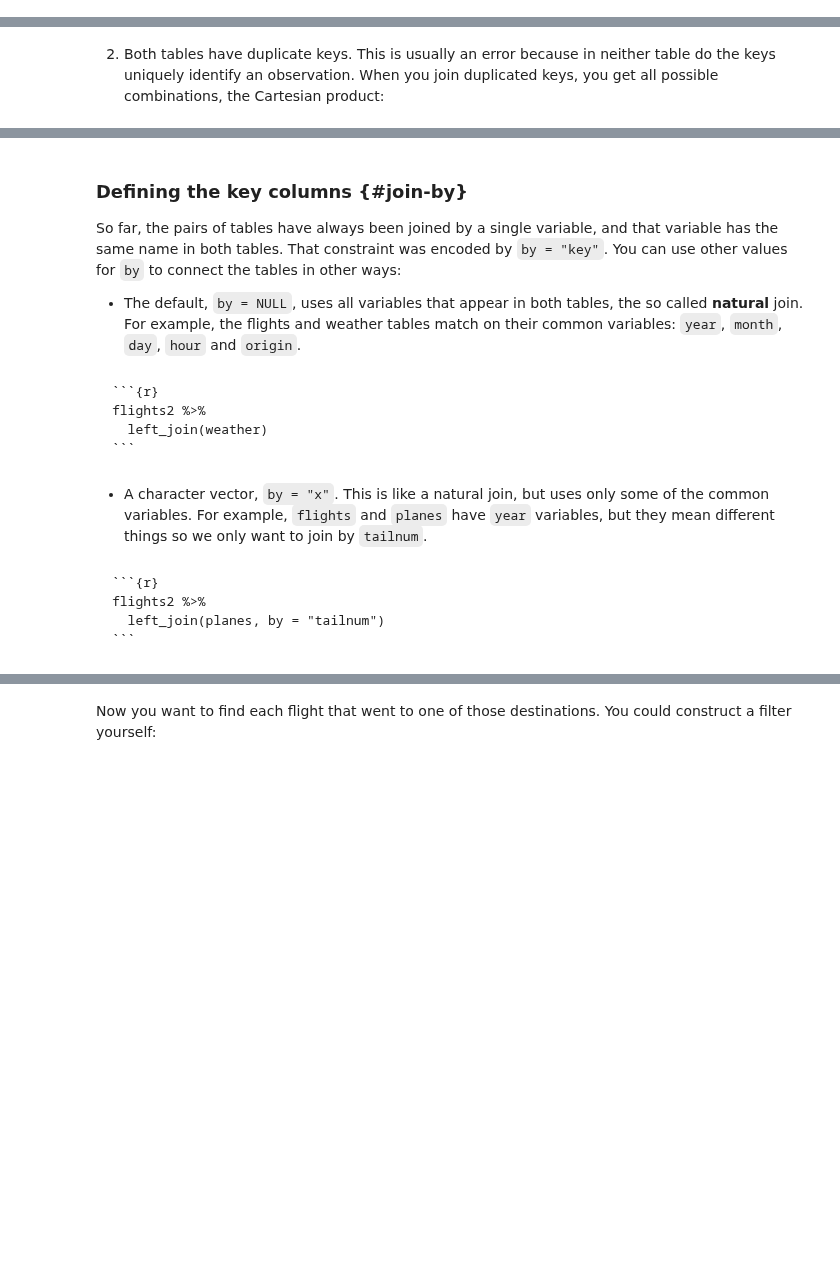
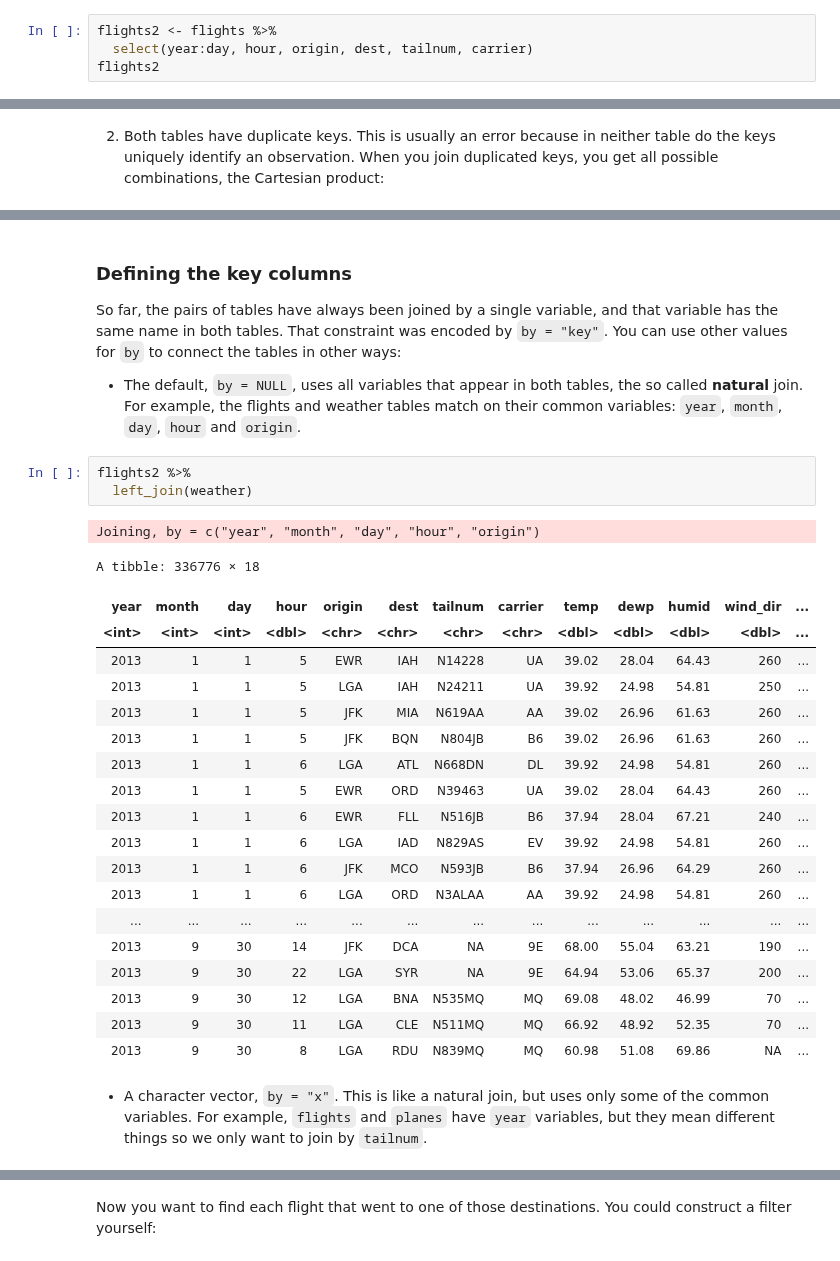
Before and after one commit to fralfaro/r4ds-book, a Jupyter notebook: docs/13_relational_data.ipynb, the cells around one changed output, grey strips where cells are left out. Saved outputs shown, nothing was run; the diff lists cells and outputs as text; blank space fills up the shorter version.

````diff
--- a/docs/13_relational_data.ipynb
+++ b/docs/13_relational_data.ipynb
@@ -213,0 +338,4 @@ flights2
+# %%
+flights2 <- flights %>%
+  select(year:day, hour, origin, dest, tailnum, carrier)
+flights2
@@ -424,6 +609,6 @@ There are two possibilities:
 # %% [markdown]
 
-### Defining the key columns {#join-by}
+### Defining the key columns
 
 So far, the pairs of tables have always been joined by a single variable, and that variable has the same name in both tables.
 That constraint was encoded by `by = "key"`.
@@ -431,20 +616,32 @@ You can use other values for `by` to connect the tables in other ways:
 
 -   The default, `by = NULL`, uses all variables that appear in both tables, the so called **natural** join.
     For example, the flights and weather tables match on their common variables: `year`, `month`, `day`, `hour` and `origin`.
-# %% [markdown]
-
-    ```{r}
-    flights2 %>%
-      left_join(weather)
-    ```
+# %%
+flights2 %>%
+  left_join(weather)
+# %% [output]
+Joining, by = c("year", "month", "day", "hour", "origin")
+A tibble: 336776 × 18
+| year | month | day | hour | origin | dest | tailnum | carrier | temp | dewp | humid | wind_dir | ... |
+| <int> | <int> | <int> | <dbl> | <chr> | <chr> | <chr> | <chr> | <dbl> | <dbl> | <dbl> | <dbl> | ... |
+| 2013 | 1 | 1 | 5 | EWR | IAH | N14228 | UA | 39.02 | 28.04 | 64.43 | 260 | ... |
+| 2013 | 1 | 1 | 5 | LGA | IAH | N24211 | UA | 39.92 | 24.98 | 54.81 | 250 | ... |
+| 2013 | 1 | 1 | 5 | JFK | MIA | N619AA | AA | 39.02 | 26.96 | 61.63 | 260 | ... |
+| 2013 | 1 | 1 | 5 | JFK | BQN | N804JB | B6 | 39.02 | 26.96 | 61.63 | 260 | ... |
+| 2013 | 1 | 1 | 6 | LGA | ATL | N668DN | DL | 39.92 | 24.98 | 54.81 | 260 | ... |
+| 2013 | 1 | 1 | 5 | EWR | ORD | N39463 | UA | 39.02 | 28.04 | 64.43 | 260 | ... |
+| 2013 | 1 | 1 | 6 | EWR | FLL | N516JB | B6 | 37.94 | 28.04 | 67.21 | 240 | ... |
+| 2013 | 1 | 1 | 6 | LGA | IAD | N829AS | EV | 39.92 | 24.98 | 54.81 | 260 | ... |
+| 2013 | 1 | 1 | 6 | JFK | MCO | N593JB | B6 | 37.94 | 26.96 | 64.29 | 260 | ... |
+| 2013 | 1 | 1 | 6 | LGA | ORD | N3ALAA | AA | 39.92 | 24.98 | 54.81 | 260 | ... |
+| ... | ... | ... | ... | ... | ... | ... | ... | ... | ... | ... | ... | ... |
+| 2013 | 9 | 30 | 14 | JFK | DCA | NA | 9E | 68.00 | 55.04 | 63.21 | 190 | ... |
+| 2013 | 9 | 30 | 22 | LGA | SYR | NA | 9E | 64.94 | 53.06 | 65.37 | 200 | ... |
+| 2013 | 9 | 30 | 12 | LGA | BNA | N535MQ | MQ | 69.08 | 48.02 | 46.99 | 70 | ... |
+| 2013 | 9 | 30 | 11 | LGA | CLE | N511MQ | MQ | 66.92 | 48.92 | 52.35 | 70 | ... |
+| 2013 | 9 | 30 | 8 | LGA | RDU | N839MQ | MQ | 60.98 | 51.08 | 69.86 | NA | ... |
 # %% [markdown]
 
 -   A character vector, `by = "x"`.
     This is like a natural join, but uses only some of the common variables.
     For example, `flights` and `planes` have `year` variables, but they mean different things so we only want to join by `tailnum`.
-# %% [markdown]
-
-    ```{r}
-    flights2 %>%
-      left_join(planes, by = "tailnum")
-    ```
````
Also changed, not shown: parts of 86 cells of this notebook.
